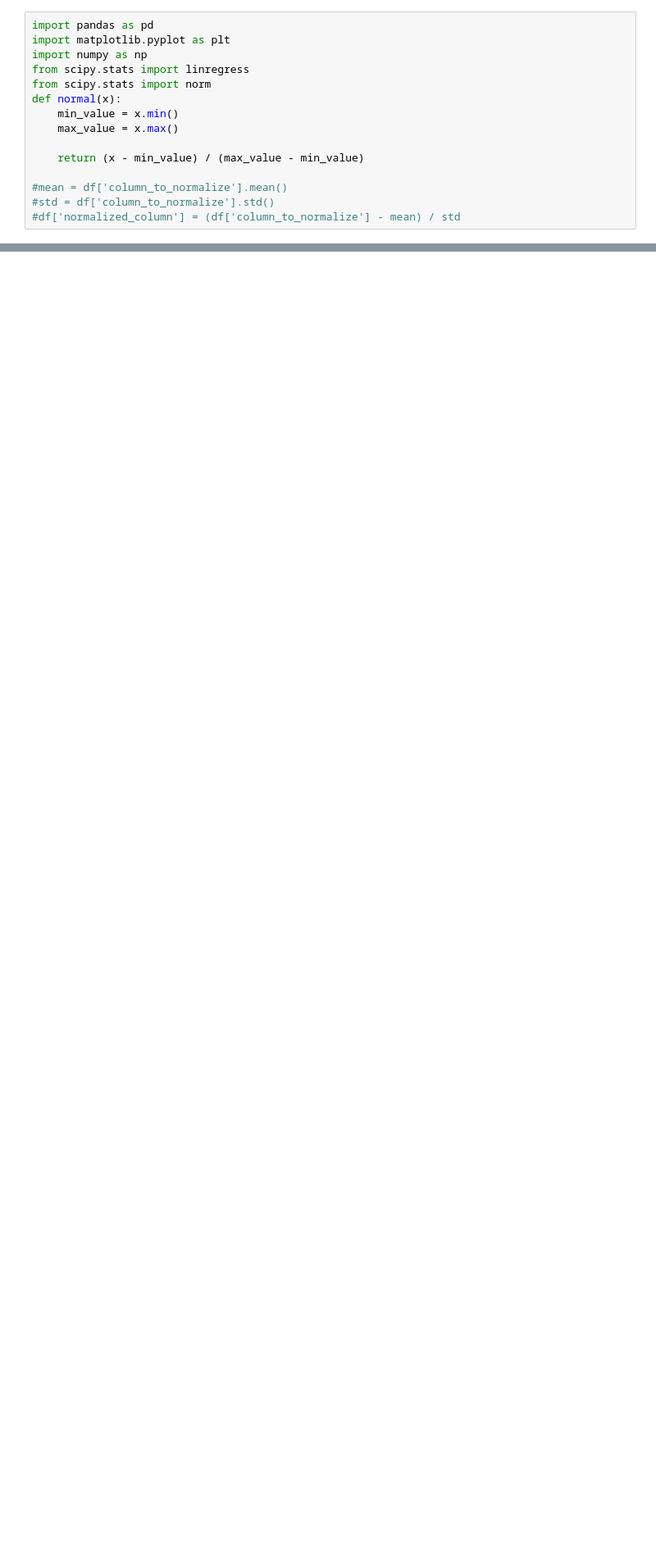
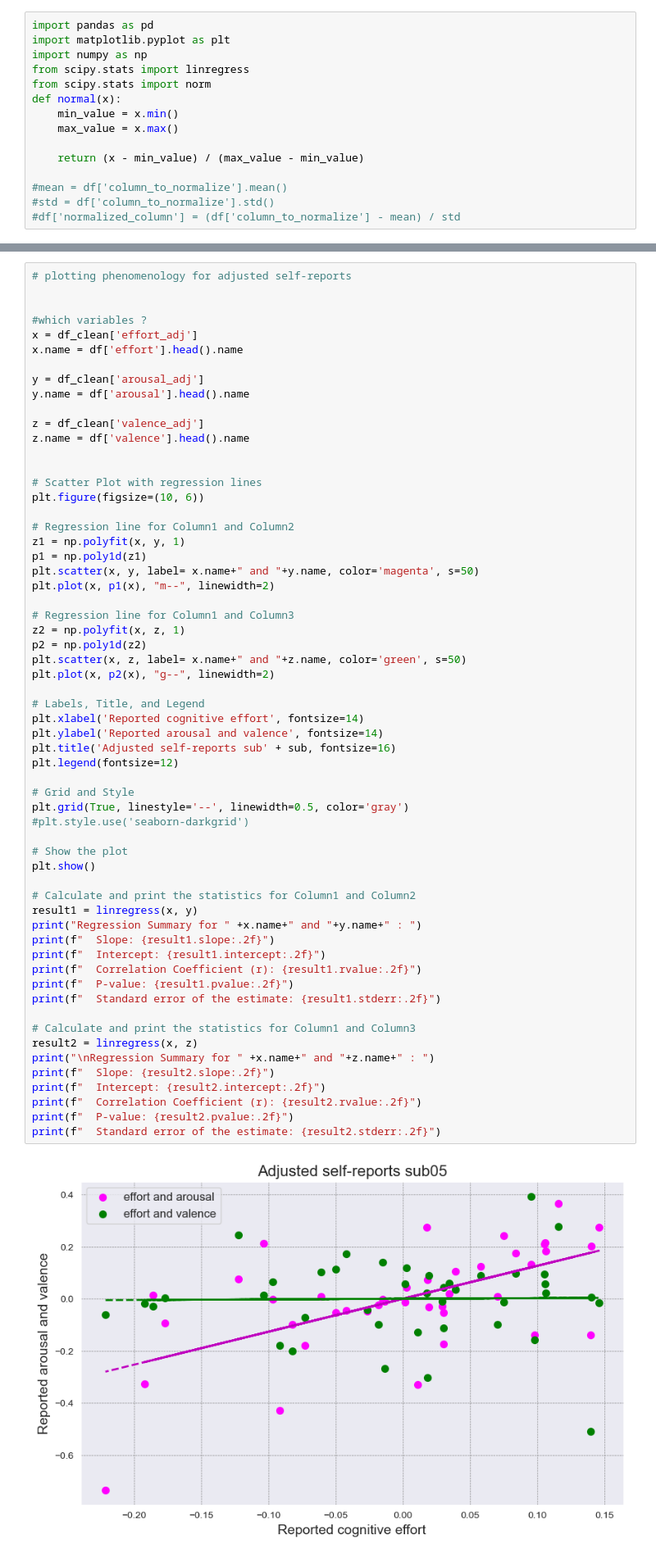
Before and after one commit to Aliadelik07/effort_analysis, a Jupyter notebook: Block_analysis.ipynb, the cells around one changed output, grey strips where cells are left out. Shown at 82% size. Drawn from its saved outputs; the diff is of its cells as text; blank space fills up the shorter version.

```diff
--- a/Block_analysis.ipynb
+++ b/Block_analysis.ipynb
@@ -304,0 +292,62 @@ df
+# %%
+# plotting phenomenology for adjusted self-reports
+
+
+#which variables ?
+x = df_clean['effort_adj']
+x.name = df['effort'].head().name
+
+y = df_clean['arousal_adj']
+y.name = df['arousal'].head().name
+
+z = df_clean['valence_adj']
+z.name = df['valence'].head().name
+
+
+# Scatter Plot with regression lines
+plt.figure(figsize=(10, 6))
+
+# Regression line for Column1 and Column2
+z1 = np.polyfit(x, y, 1)
+p1 = np.poly1d(z1)
+plt.scatter(x, y, label= x.name+" and "+y.name, color='magenta', s=50)
+plt.plot(x, p1(x), "m--", linewidth=2)
+
+# Regression line for Column1 and Column3
+z2 = np.polyfit(x, z, 1)
+p2 = np.poly1d(z2)
+plt.scatter(x, z, label= x.name+" and "+z.name, color='green', s=50)
+plt.plot(x, p2(x), "g--", linewidth=2)
+
+# Labels, Title, and Legend
+plt.xlabel('Reported cognitive effort', fontsize=14)
+plt.ylabel('Reported arousal and valence', fontsize=14)
+plt.title('Adjusted self-reports sub' + sub, fontsize=16)
+plt.legend(fontsize=12)
+
+# Grid and Style
+plt.grid(True, linestyle='--', linewidth=0.5, color='gray')
+#plt.style.use('seaborn-darkgrid')
+
+# Show the plot
+plt.show()
+
+# Calculate and print the statistics for Column1 and Column2
+result1 = linregress(x, y)
+print("Regression Summary for " +x.name+" and "+y.name+" : ")
+print(f"  Slope: {result1.slope:.2f}")
+print(f"  Intercept: {result1.intercept:.2f}")
+print(f"  Correlation Coefficient (r): {result1.rvalue:.2f}")
+print(f"  P-value: {result1.pvalue:.2f}")
+print(f"  Standard error of the estimate: {result1.stderr:.2f}")
+
+# Calculate and print the statistics for Column1 and Column3
+result2 = linregress(x, z)
+print("\nRegression Summary for " +x.name+" and "+z.name+" : ")
+print(f"  Slope: {result2.slope:.2f}")
+print(f"  Intercept: {result2.intercept:.2f}")
+print(f"  Correlation Coefficient (r): {result2.rvalue:.2f}")
+print(f"  P-value: {result2.pvalue:.2f}")
+print(f"  Standard error of the estimate: {result2.stderr:.2f}")
+# %% [output]
+[figure, added]
```
Also changed, not shown: parts of 23 cells of this notebook, 9 other files.
